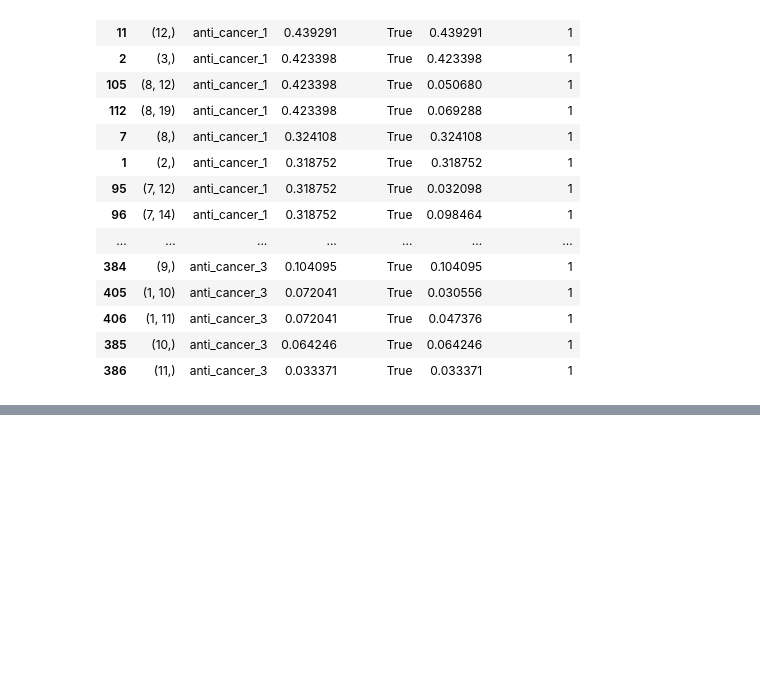
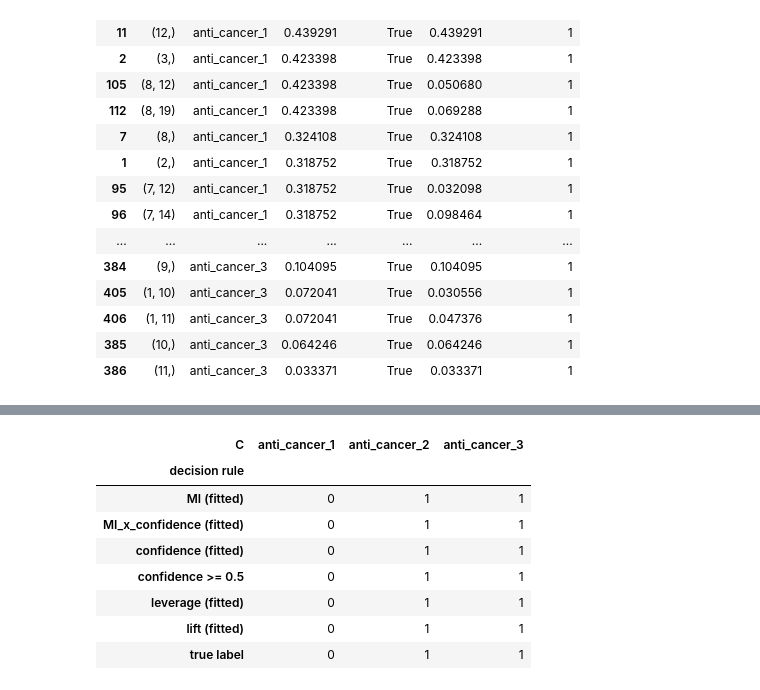
Before and after one commit to SMesForoush/DataMiningHomework4, a Jupyter notebook: homework4.ipynb, the cells around one changed output, grey strips where cells are left out. Cells and saved outputs as stored; diff of their text form; code cells hidden in the pictures; blank space fills up the shorter version.

```diff
--- a/homework4.ipynb
+++ b/homework4.ipynb
@@ -322,0 +458,14 @@ representative_rules
+# %%
+summary = predictions.pivot(index="decision rule", columns="C", values="predicted")
+summary.loc["true label"] = test[ACTIVITY_LABELS].iloc[0]
+summary
+# %% [output]
+| C | anti_cancer_1 | anti_cancer_2 | anti_cancer_3 |
+| decision rule |  |  |  |
+| MI (fitted) | 0 | 1 | 1 |
+| MI_x_confidence (fitted) | 0 | 1 | 1 |
+| confidence (fitted) | 0 | 1 | 1 |
+| confidence >= 0.5 | 0 | 1 | 1 |
+| leverage (fitted) | 0 | 1 | 1 |
+| lift (fitted) | 0 | 1 | 1 |
+| true label | 0 | 1 | 1 |
```
Also changed, not shown: parts of 5 cells of this notebook.
